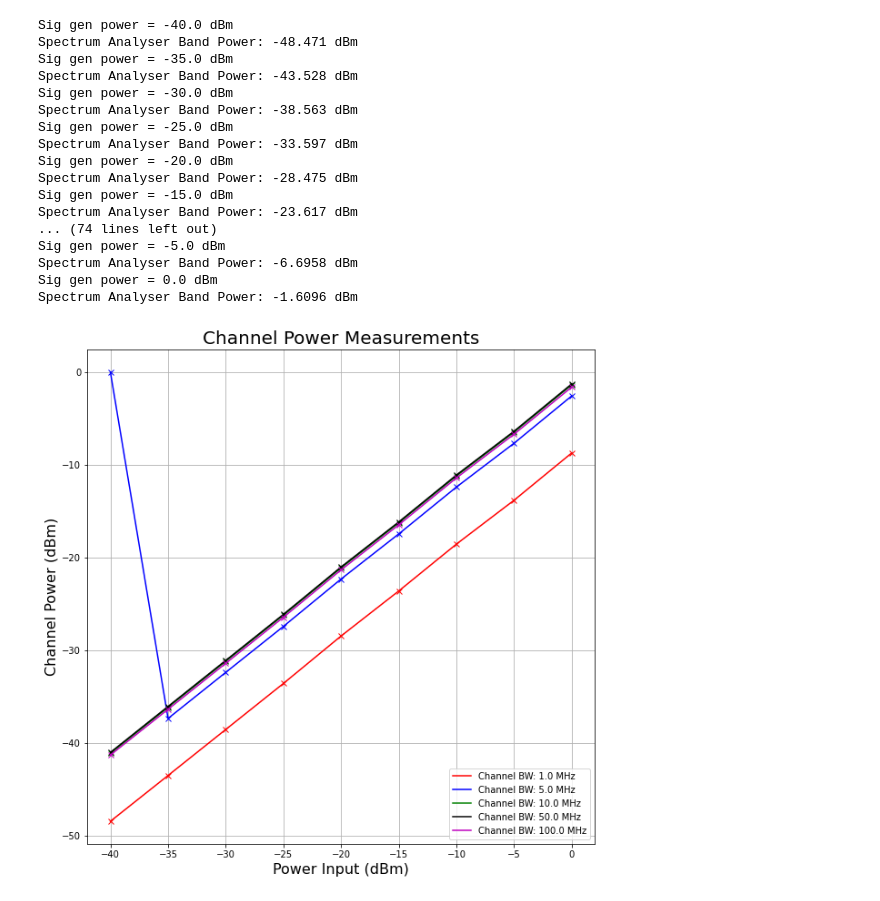
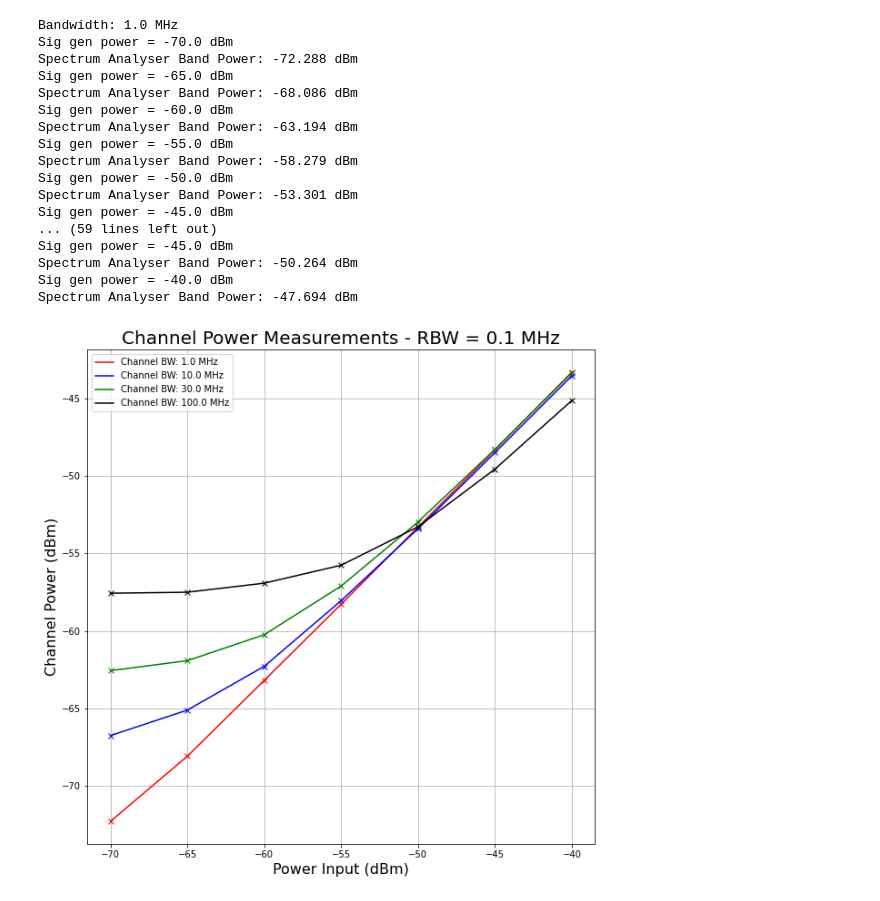
Before and after one commit to ska-telescope/ska-itf-te, a Jupyter notebook: notebooks/fsh8_smb100a_read_and_plot_channel_power_1.ipynb, the cells around one changed output. Cells and saved outputs as stored; diff of their text form; code cells hidden in the pictures.

Commit message:
fixed spec ana power reading of 0 dBm values, updated notebook to plot multiple channel powers at different bandwidths

```diff
--- a/notebooks/fsh8_smb100a_read_and_plot_channel_power_1.ipynb
+++ b/notebooks/fsh8_smb100a_read_and_plot_channel_power_1.ipynb
@@ -33,7 +33,7 @@ RF_ON = 1
 
 #-----------------SA_FSH8 initialization Variables----------
 NUMPOINTS = 631   # Number of measurement points (Max=625)
-RBW = 3e6         # Resolution BW of spectrum analyser
+RBW = 1e5         # Resolution BW of spectrum analyser
 VBW = 3e6       # Video BW of spectrum analyser
 # %%
 #-------------------SG_SMB100A Setup-------------------------#
@@ -95,17 +95,16 @@ Signal Generator Frequency = 1500.0 MHz
 RF Output On
 # %%
 # Set and read channel power values
-start_power = -40
-stop_power = -30
-step_power = 5
-chan_bw = 100e6
+start_power = -70
+stop_power = -40
+step_power = 10
+chan_bw = 3e6
 
 input_power = []
 sa_power_level = []
 
 SpecAna.configSpecAnaPow(chan_bw, 'CLR', 'DBM')
 current_power = start_power
-#SigGen.setSigGenPower(current_power)
 while current_power <= stop_power:
     SigGen.setSigGenPower(current_power)
     sa_band_power = SpecAna.getSpecAnaPower() # for setting window , we can change a window by parsing a differnty cbw
@@ -128,15 +129,16 @@ plotTrace(input_power, sa_power_level, 'Power Input (dBm)', 'Channel Power (dBm)
 # %%
 #Trying different channel sizes
-start_power = -40
-stop_power = -0
+start_power = -70
+stop_power = -40
 step_power = 5
-chan_bw = [1e6, 5e6, 10e6, 50e6, 100e6]
+chan_bw = [1e6, 10e6, 30e6, 100e6, 300e6]
 
 output_data = []
 for bw in chan_bw:
     input_power = []
     sa_power_level = []
     SpecAna.configSpecAnaPow(bw, 'CLR', 'DBM')
+    print(f'Channel Bandwidth: {bw/1e6} MHz')
     current_power = start_power
     while current_power <= stop_power:
         SigGen.setSigGenPower(current_power)
@@ -147,51 +149,55 @@ for bw in chan_bw:
         current_power += step_power
     output_data.append([bw, sa_power_level])
 # %% [output]
+Bandwidth: 1.0 MHz
+Sig gen power = -70.0 dBm
+Spectrum Analyser Band Power: -72.288 dBm
+Sig gen power = -65.0 dBm
+Spectrum Analyser Band Power: -68.086 dBm
+Sig gen power = -60.0 dBm
+Spectrum Analyser Band Power: -63.194 dBm
+Sig gen power = -55.0 dBm
+Spectrum Analyser Band Power: -58.279 dBm
+Sig gen power = -50.0 dBm
+Spectrum Analyser Band Power: -53.301 dBm
+Sig gen power = -45.0 dBm
+... (59 lines left out)
+Sig gen power = -45.0 dBm
+Spectrum Analyser Band Power: -50.264 dBm
 Sig gen power = -40.0 dBm
-Spectrum Analyser Band Power: -48.471 dBm
-Sig gen power = -35.0 dBm
-Spectrum Analyser Band Power: -43.528 dBm
-Sig gen power = -30.0 dBm
-Spectrum Analyser Band Power: -38.563 dBm
-Sig gen power = -25.0 dBm
-Spectrum Analyser Band Power: -33.597 dBm
-Sig gen power = -20.0 dBm
-Spectrum Analyser Band Power: -28.475 dBm
-Sig gen power = -15.0 dBm
-Spectrum Analyser Band Power: -23.617 dBm
-... (74 lines left out)
-Sig gen power = -5.0 dBm
-Spectrum Analyser Band Power: -6.6958 dBm
-Sig gen power = 0.0 dBm
-Spectrum Analyser Band Power: -1.6096 dBm
+Spectrum Analyser Band Power: -47.694 dBm
 # %%
 plt.figure(figsize=(10,10))
 
 val = 0
 plt.plot(input_power, output_data[val][1], 'r', label = f'Channel BW: {output_data[val][0]/1e6} MHz')
 plt.plot(input_power, output_data[val][1], 'rx')
 
 val = 1
 plt.plot(input_power, output_data[val][1], 'b', label = f'Channel BW: {output_data[val][0]/1e6} MHz')
 plt.plot(input_power, output_data[val][1], 'bx')
 
 val = 2
 plt.plot(input_power, output_data[val][1], 'g', label = f'Channel BW: {output_data[val][0]/1e6} MHz')
 plt.plot(input_power, output_data[val][1], 'gx')
 
 val = 3
 plt.plot(input_power, output_data[val][1], 'k', label = f'Channel BW: {output_data[val][0]/1e6} MHz')
 plt.plot(input_power, output_data[val][1], 'kx')
 
-val = 4
-plt.plot(input_power, output_data[val][1], 'm', label = f'Channel BW: {output_data[val][0]/1e6} MHz')
-plt.plot(input_power, output_data[val][1], 'mx')
+#val = 4
+#plt.plot(input_power, output_data[val][1], 'm', label = f'Channel BW: {output_data[val][0]/1e6} MHz')
+#plt.plot(input_power, output_data[val][1], 'mx')
+
+#val = 5
+#plt.plot(input_power, output_data[val][1], 'c', label = f'Channel BW: {output_data[val][0]/1e6} MHz')
+#plt.plot(input_power, output_data[val][1], 'cx')
 
 plt.legend()
 plt.xlabel('Power Input (dBm)', fontsize = 16)
 plt.ylabel('Channel Power (dBm)', fontsize = 16)
-plt.title('Channel Power Measurements', fontsize = 20)
+plt.title(f'Channel Power Measurements - RBW = {RBW/1e6} MHz', fontsize = 20)
 plt.grid()
 plt.show()
 # %% [output]
-[figure, old version]
+[figure, new version]
```
Also changed, not shown: parts of 3 cells of this notebook, 1 other file.
